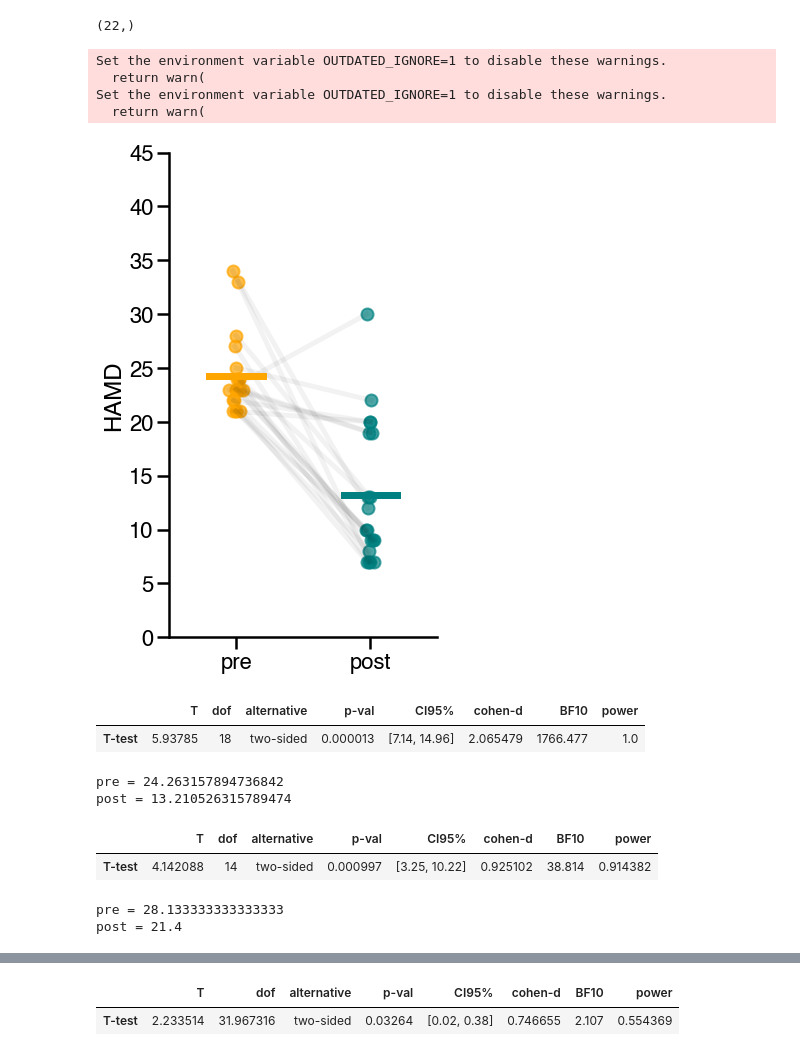
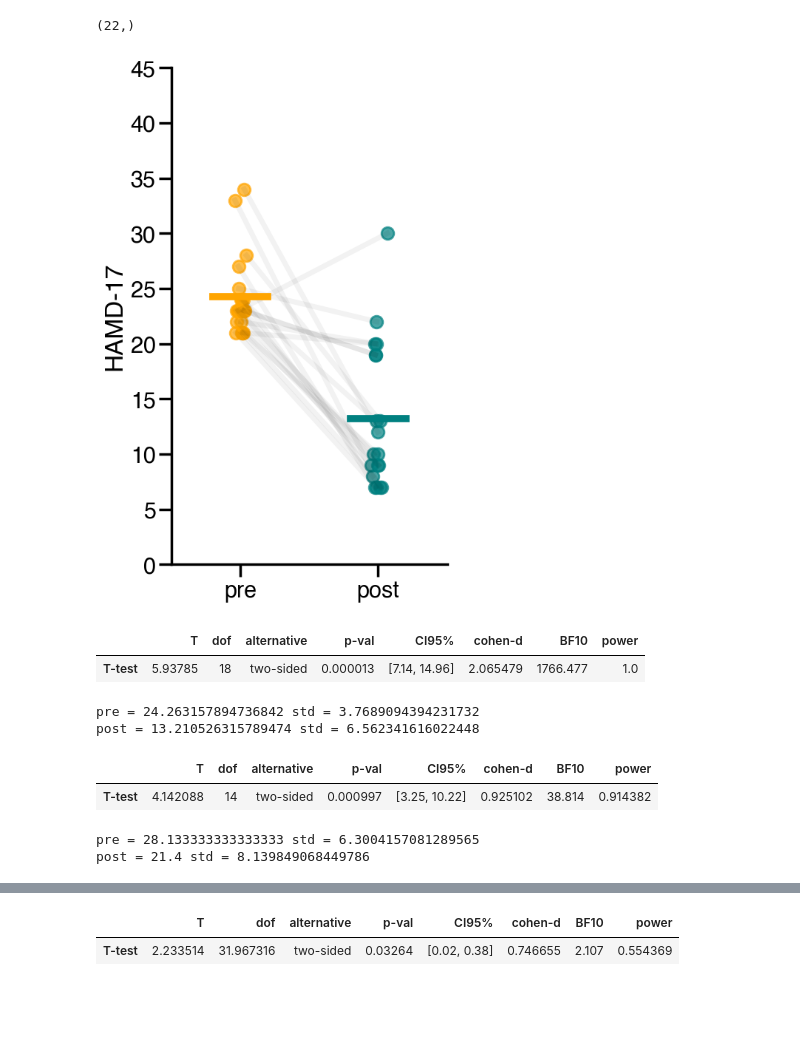
Before and after one commit to voytekresearch/ECT-MST, a Jupyter notebook: 02-Combined/combined_regression_analysis.ipynb, the cells around one changed output, grey strips where cells are left out. Drawn from its saved outputs; the diff is of its cells as text; code cells hidden in the pictures; blank space fills up the shorter version.

```diff
--- a/02-Combined/combined_regression_analysis.ipynb
+++ b/02-Combined/combined_regression_analysis.ipynb
@@ -27,6 +30,6 @@ rcParams['font.family'] = 'Helvetica'
 # %%
-ECT_path = './saved_files/ect_files/ect_clin_eeg_diff.csv'
-MST_path = './saved_files/mst_files/mst_clin_eeg_diff.csv'
+ECT_path = '../saved_files/ect_files/ect_clin_eeg_diff.csv'
+MST_path = '../saved_files/mst_files/mst_clin_eeg_diff.csv'
 # %%
 def plot_feature_prepost(exp_df_mean, feature='', tx_type=''):
     """Creates a plot of a given feature from the dataframe,
@@ -228,36 +231,38 @@ ECT_clin_eeg_diff['HAMD_TotalPost'].shape
 (22,)
 # %%
 plot_feature_prepost(ECT_clin_eeg_diff, feature='HAMD_TotalPre', tx_type='ECT')
-plt.ylabel('HAMD');
+plt.ylabel('HAMD-17');
 plt.ylim([0,45])
 sns.despine()
 # %% [output]
-Set the environment variable OUTDATED_IGNORE=1 to disable these warnings.
-  return warn(
-Set the environment variable OUTDATED_IGNORE=1 to disable these warnings.
-  return warn(
-[figure, old version]
+[figure, new version]
 # %%
 ttest(x=ECT_clin_eeg_diff['HAMD_TotalPre'], y=ECT_clin_eeg_diff['HAMD_TotalPost'], paired=True)
 # %% [output]
 |  | T | dof | alternative | p-val | CI95% | cohen-d | BF10 | power |
 | T-test | 5.93785 | 18 | two-sided | 0.000013 | [7.14, 14.96] | 2.065479 | 1766.477 | 1.0 |
 # %%
-print('pre = '+ str(ECT_clin_eeg_diff[ECT_clin_eeg_diff['HAMD_TotalPost'].notna()]['HAMD_TotalPre'].mean()))
-print('post = '+ str(ECT_clin_eeg_diff[ECT_clin_eeg_diff['HAMD_TotalPost'].notna()]['HAMD_TotalPost'].mean()))
+print('pre = '+ str(ECT_clin_eeg_diff[ECT_clin_eeg_diff['HAMD_TotalPost'].notna()]['HAMD_TotalPre'].mean())\
+      + ' std = ' + str(ECT_clin_eeg_diff[ECT_clin_eeg_diff['HAMD_TotalPost'].notna()]['HAMD_TotalPre'].std()))
+
+print('post = '+ str(ECT_clin_eeg_diff[ECT_clin_eeg_diff['HAMD_TotalPost'].notna()]['HAMD_TotalPost'].mean())\
+      + ' std = ' + str(ECT_clin_eeg_diff[ECT_clin_eeg_diff['HAMD_TotalPost'].notna()]['HAMD_TotalPost'].std()))
 # %% [output]
-pre = 24.263157894736842
-post = 13.210526315789474
+pre = 24.263157894736842 std = 3.7689094394231732
+post = 13.210526315789474 std = 6.562341616022448
 # %%
 ttest(x=MST_clin_eeg_diff['HAMD_TotalPre'], y=MST_clin_eeg_diff['HAMD_TotalPost'], paired=True)
 # %% [output]
 |  | T | dof | alternative | p-val | CI95% | cohen-d | BF10 | power |
 | T-test | 4.142088 | 14 | two-sided | 0.000997 | [3.25, 10.22] | 0.925102 | 38.814 | 0.914382 |
 # %%
-print('pre = '+ str(MST_clin_eeg_diff[MST_clin_eeg_diff['HAMD_TotalPost'].notna()]['HAMD_TotalPre'].mean()))
-print('post = '+ str(MST_clin_eeg_diff[MST_clin_eeg_diff['HAMD_TotalPost'].notna()]['HAMD_TotalPost'].mean()))
+print('pre = '+ str(MST_clin_eeg_diff[MST_clin_eeg_diff['HAMD_TotalPost'].notna()]['HAMD_TotalPre'].mean())\
+      + ' std = ' + str(MST_clin_eeg_diff[MST_clin_eeg_diff['HAMD_TotalPost'].notna()]['HAMD_TotalPre'].std()))
+
+print('post = '+ str(MST_clin_eeg_diff[MST_clin_eeg_diff['HAMD_TotalPost'].notna()]['HAMD_TotalPost'].mean())\
+     + ' std = ' + str(MST_clin_eeg_diff[MST_clin_eeg_diff['HAMD_TotalPost'].notna()]['HAMD_TotalPost'].std()))
 # %% [output]
-pre = 28.133333333333333
-post = 21.4
+pre = 28.133333333333333 std = 6.3004157081289565
+post = 21.4 std = 8.139849068449786
 # %%
 plot_feature_prepost(MST_clin_eeg_diff, feature='HAMD_TotalPre', tx_type='MST')
```
Also changed, not shown: parts of 43 cells of this notebook, 4 other files.
